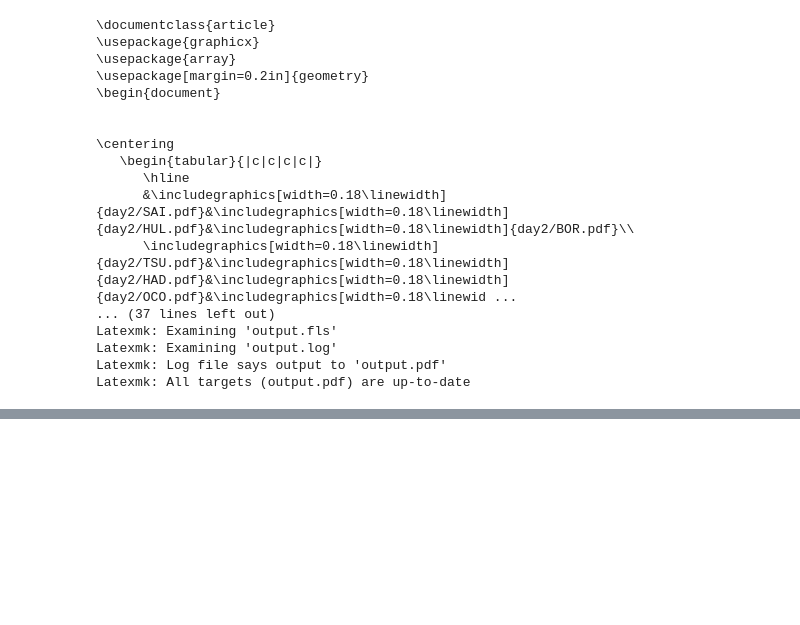
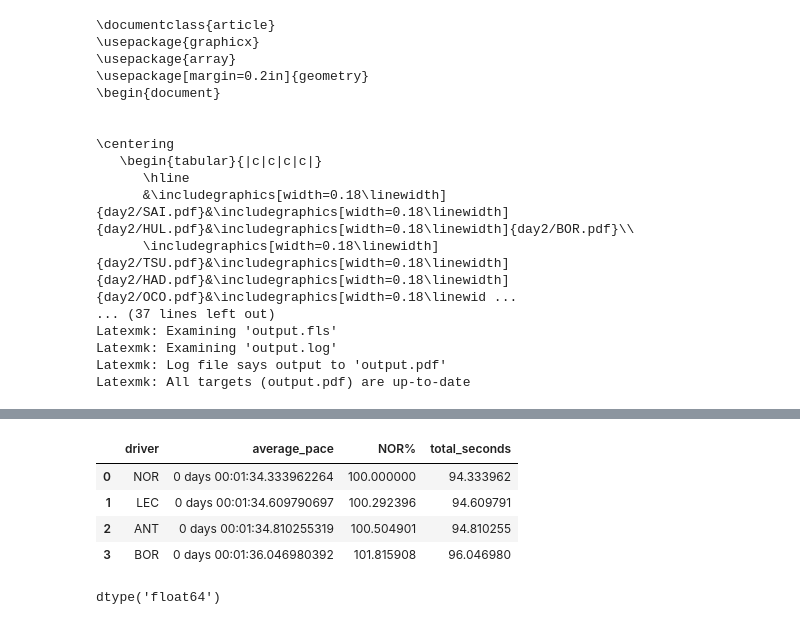
Before and after one commit to Yoshi234/f1-fanatasy-analysis, a Jupyter notebook: scripts/testing_2025/notes.ipynb, the cells around one changed output, grey strips where cells are left out. Drawn from its saved outputs; the diff is of its cells as text; code cells hidden in the pictures; blank space fills up the shorter version.

```diff
--- a/scripts/testing_2025/notes.ipynb
+++ b/scripts/testing_2025/notes.ipynb
@@ -321,0 +397,13 @@ Latexmk: All targets (output.pdf) are up-to-date
+# %%
+Run_Times['NOR%'] = (Run_Times['total_seconds'] / Run_Times.loc[Run_Times['driver'] == 'NOR', 'total_seconds'].item()) * 100
+Run_Times
+# %% [output]
+|  | driver | average_pace | NOR% | total_seconds |
+| 0 | NOR | 0 days 00:01:34.333962264 | 100.000000 | 94.333962 |
+| 1 | LEC | 0 days 00:01:34.609790697 | 100.292396 | 94.609791 |
+| 2 | ANT | 0 days 00:01:34.810255319 | 100.504901 | 94.810255 |
+| 3 | BOR | 0 days 00:01:36.046980392 | 101.815908 | 96.046980 |
+# %%
+Run_Times['total_seconds'].dtype
+# %% [output]
+dtype('float64')
```
Also changed, not shown: parts of 9 cells of this notebook.
